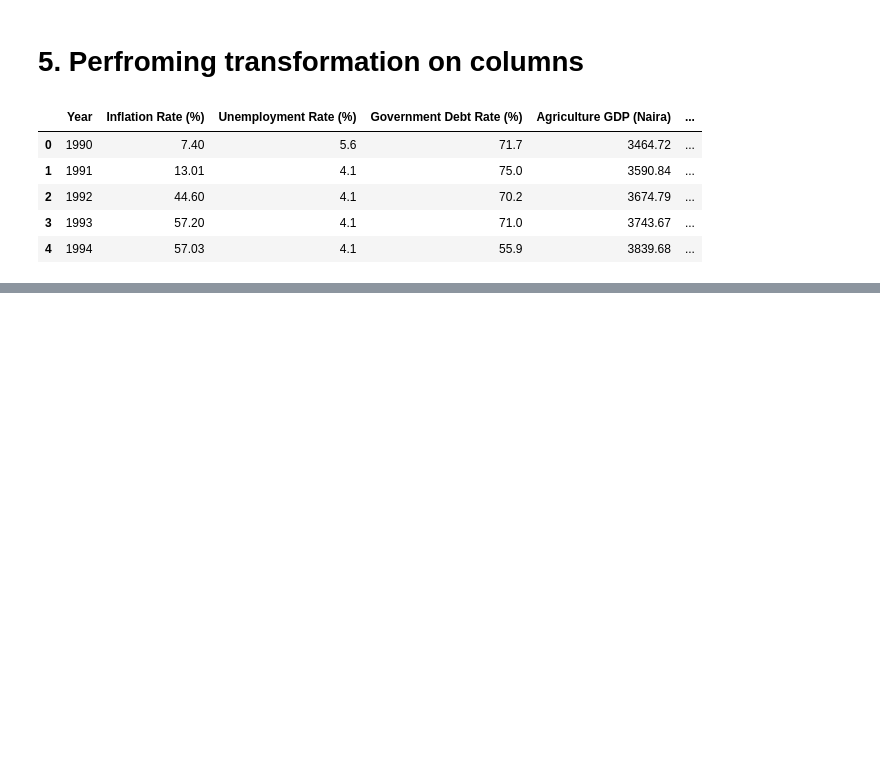
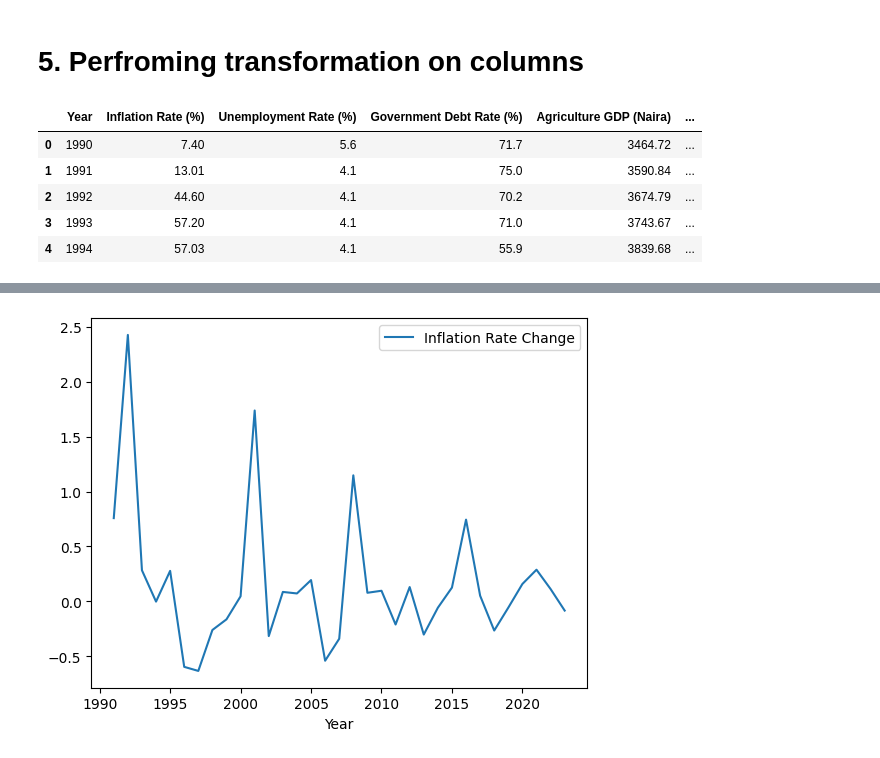
Before and after one commit to Owino-Paul/Learn_Git, a Jupyter notebook: Nigeria_Economy_kpis_1990_2023_Pandas_Practice.ipynb, the cells around one changed output, grey strips where cells are left out. Saved outputs shown, nothing was run; the diff lists cells and outputs as text; code cells hidden in the pictures; blank space fills up the shorter version.

```diff
--- a/Nigeria_Economy_kpis_1990_2023_Pandas_Practice.ipynb
+++ b/Nigeria_Economy_kpis_1990_2023_Pandas_Practice.ipynb
@@ -109,0 +314,4 @@ df.head()
+# %%
+# Create Inflaration rate percentage Change
+df['Inflation Rate Change'] = df['Inflation Rate (%)'].diff()
+df.head()
@@ -109,0 +325,7 @@ df.head()
+# %%
+# Line graph for percentage change
+df['Inflation Rate Change'] = df['Inflation Rate (%)'].pct_change()
+#plot the change
+df.plot(x='Year', y='Inflation Rate Change', kind='line');
+# %% [output]
+[figure, added]
```
Also changed, not shown: parts of 26 cells of this notebook.
